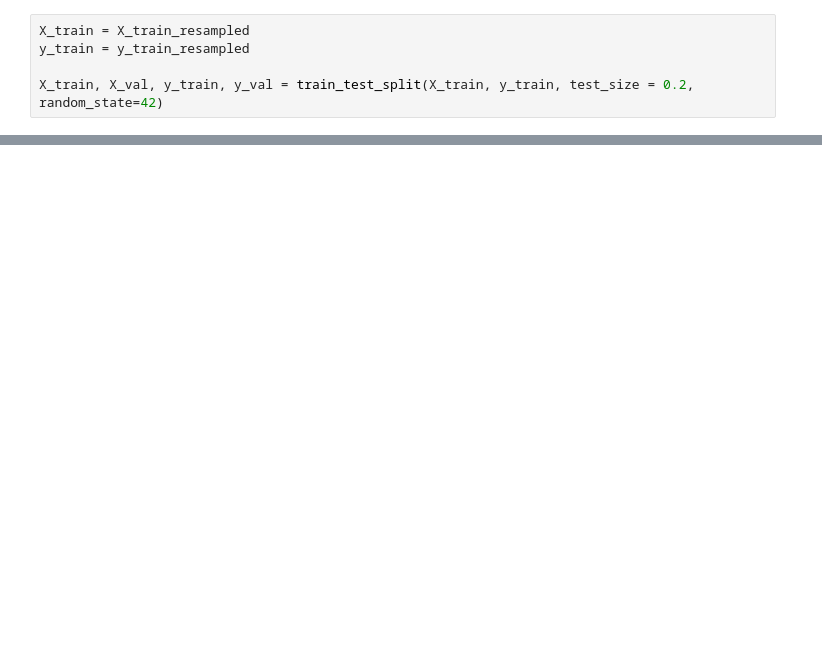
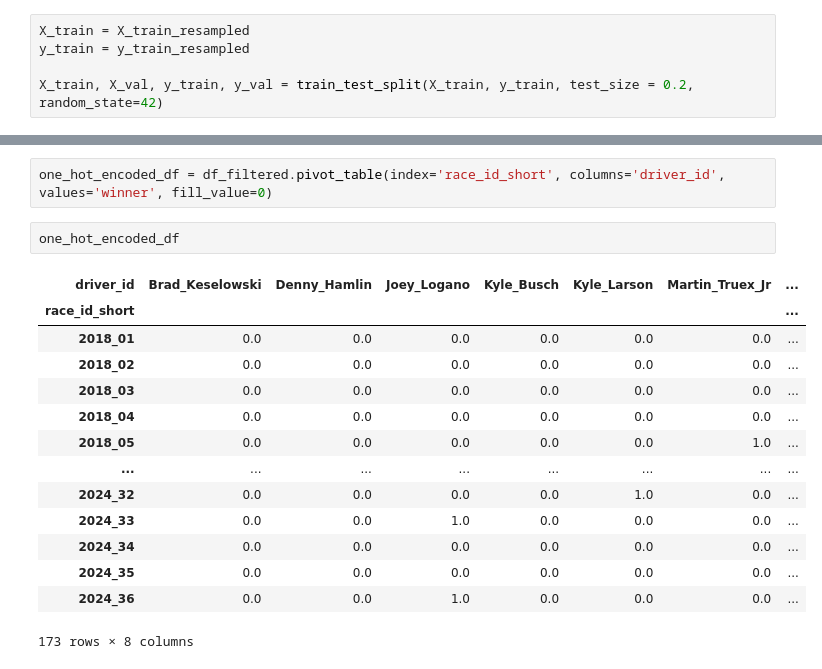
Before and after one commit to ermunroe/DS480Project, a Jupyter notebook: networkNotebook.ipynb, the cells around one changed output, grey strips where cells are left out. Saved outputs shown, nothing was run; the diff lists cells and outputs as text; blank space fills up the shorter version.

```diff
--- a/networkNotebook.ipynb
+++ b/networkNotebook.ipynb
@@ -219,0 +226,19 @@ Name: winner, dtype: int64
+# %%
+one_hot_encoded_df = df_filtered.pivot_table(index='race_id_short', columns='driver_id', values='winner', fill_value=0)
+# %%
+one_hot_encoded_df
+# %% [output]
+| driver_id | Brad_Keselowski | Denny_Hamlin | Joey_Logano | Kyle_Busch | Kyle_Larson | Martin_Truex_Jr | ... |
+| race_id_short |  |  |  |  |  |  | ... |
+| 2018_01 | 0.0 | 0.0 | 0.0 | 0.0 | 0.0 | 0.0 | ... |
+| 2018_02 | 0.0 | 0.0 | 0.0 | 0.0 | 0.0 | 0.0 | ... |
+| 2018_03 | 0.0 | 0.0 | 0.0 | 0.0 | 0.0 | 0.0 | ... |
+| 2018_04 | 0.0 | 0.0 | 0.0 | 0.0 | 0.0 | 0.0 | ... |
+| 2018_05 | 0.0 | 0.0 | 0.0 | 0.0 | 0.0 | 1.0 | ... |
+| ... | ... | ... | ... | ... | ... | ... | ... |
+| 2024_32 | 0.0 | 0.0 | 0.0 | 0.0 | 1.0 | 0.0 | ... |
+| 2024_33 | 0.0 | 0.0 | 1.0 | 0.0 | 0.0 | 0.0 | ... |
+| 2024_34 | 0.0 | 0.0 | 0.0 | 0.0 | 0.0 | 0.0 | ... |
+| 2024_35 | 0.0 | 0.0 | 0.0 | 0.0 | 0.0 | 0.0 | ... |
+| 2024_36 | 0.0 | 0.0 | 1.0 | 0.0 | 0.0 | 0.0 | ... |
+173 rows × 8 columns
```
Also changed, not shown: parts of 21 cells of this notebook, 2 other files.
